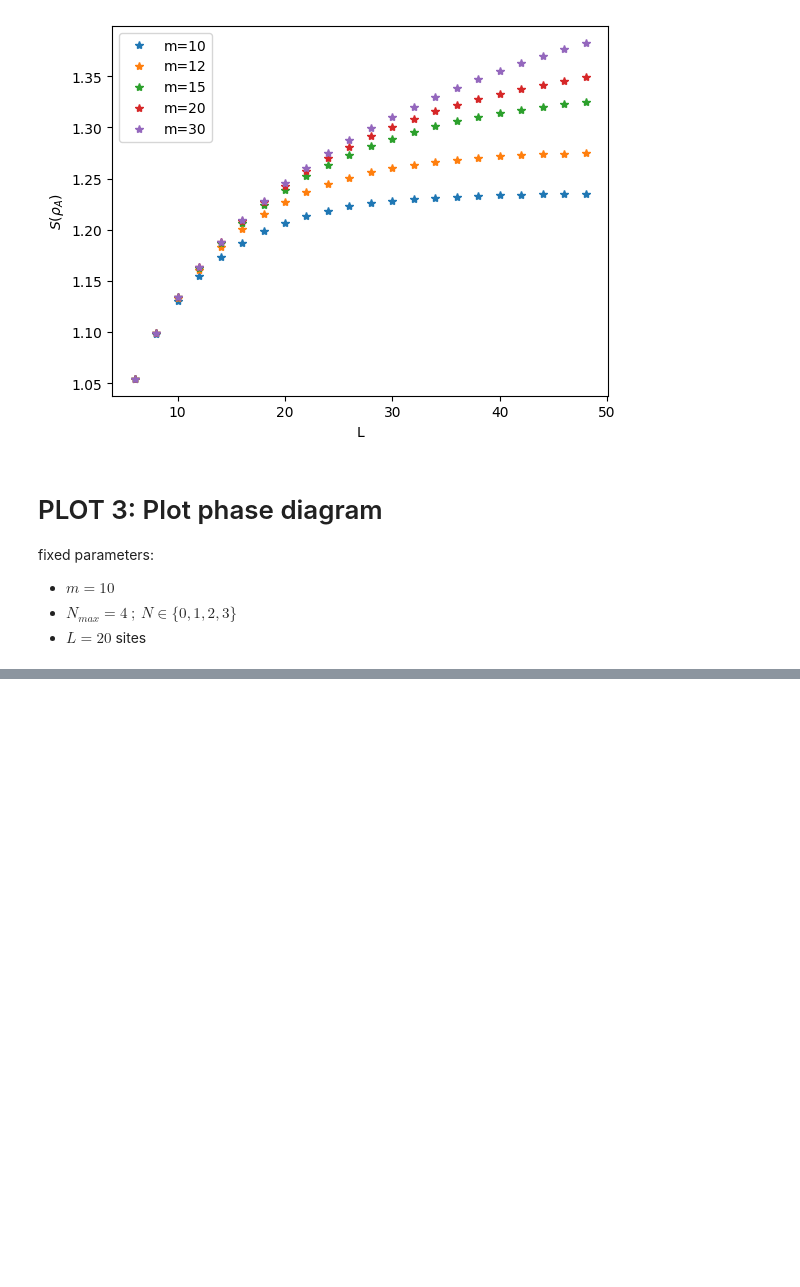
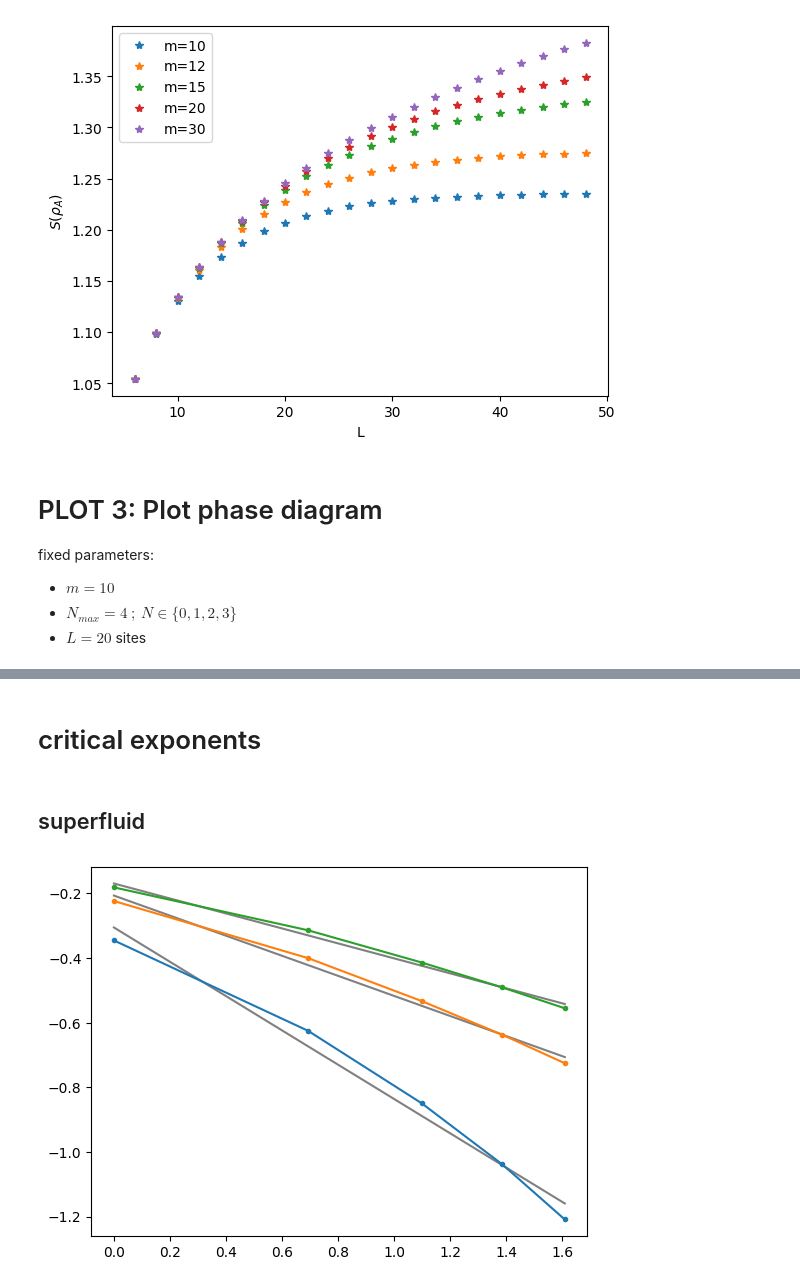
Before and after one commit to ScoomenstheMumens/Numerical-Methods-for-Physics, a Jupyter notebook: DMRG/plot_results.ipynb, the cells around one changed output, grey strips where cells are left out. Saved outputs shown, nothing was run; the diff lists cells and outputs as text; code cells hidden in the pictures; blank space fills up the shorter version.

Commit message:
exponential fitt

```diff
--- a/DMRG/plot_results.ipynb
+++ b/DMRG/plot_results.ipynb
@@ -126,0 +172,47 @@ plt.show()
+# %% [markdown]
+# critical exponents
+# %%
+name = "dati/correlators_mu04_Nmax4_m_10.txt"
+
+file = open(name)
+
+alphas = np.linspace(0.3,.9, 6)
+
+all_datas_corr = []
+Js_corr = []
+
+for i, row in enumerate(file):
+    data = row.strip().split()
+
+    J = float(data[0])
+    Js_corr.append(J)
+
+    datas = list(map(float, data[1:]))
+    all_datas_corr.append(datas)
+
+from scipy.optimize import curve_fit
+
+def line(x, m, q):
+    return m * x + q
+# %% [markdown]
+## superfluid
+# %%
+
+Ks = []
+dKs = []
+
+# superfluid phase
+first_index = 3
+for i,J in enumerate(Js_corr[first_index:]):
+    X = np.log(np.arange(1,6,step=1))
+    Y = np.log(all_datas_corr[first_index+i][1:6])
+    result, cov = curve_fit(line, X, Y)
+    Ks.append(-result[0]/2)
+    dKs.append(cov[0][0])
+
+    plt.plot(X, line(X, result[0], result[1]), color="gray")
+    plt.plot(X,Y, marker=".")
+
+plt.show()
+# %% [output]
+[figure, added]
```
Also changed, not shown: parts of 6 cells of this notebook, 4 other files.
